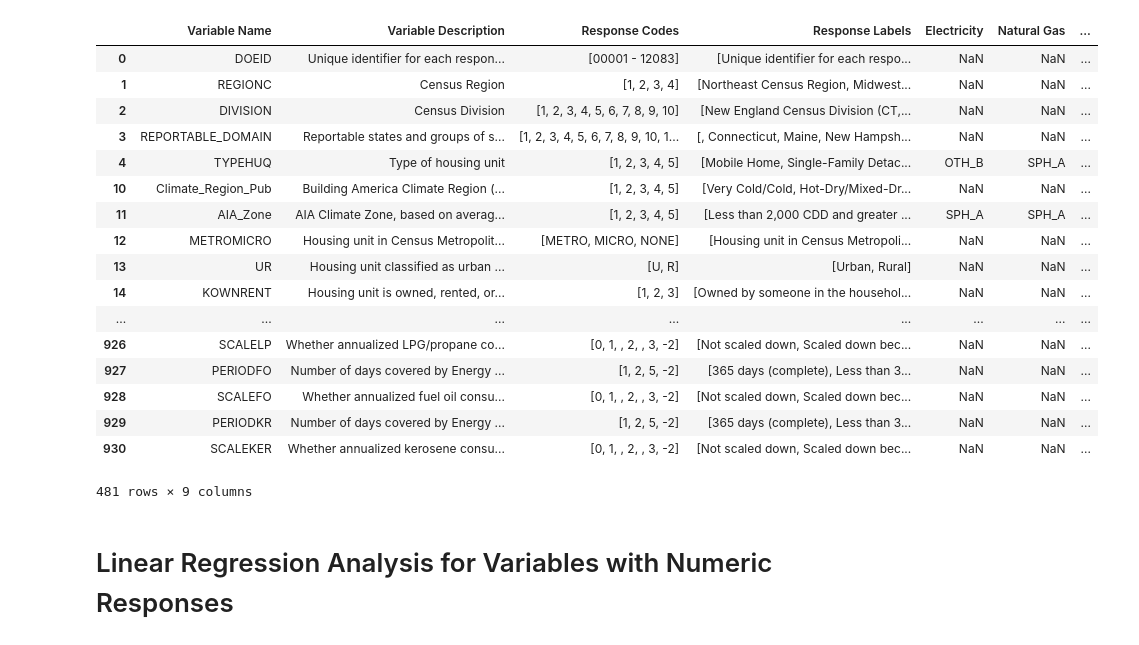
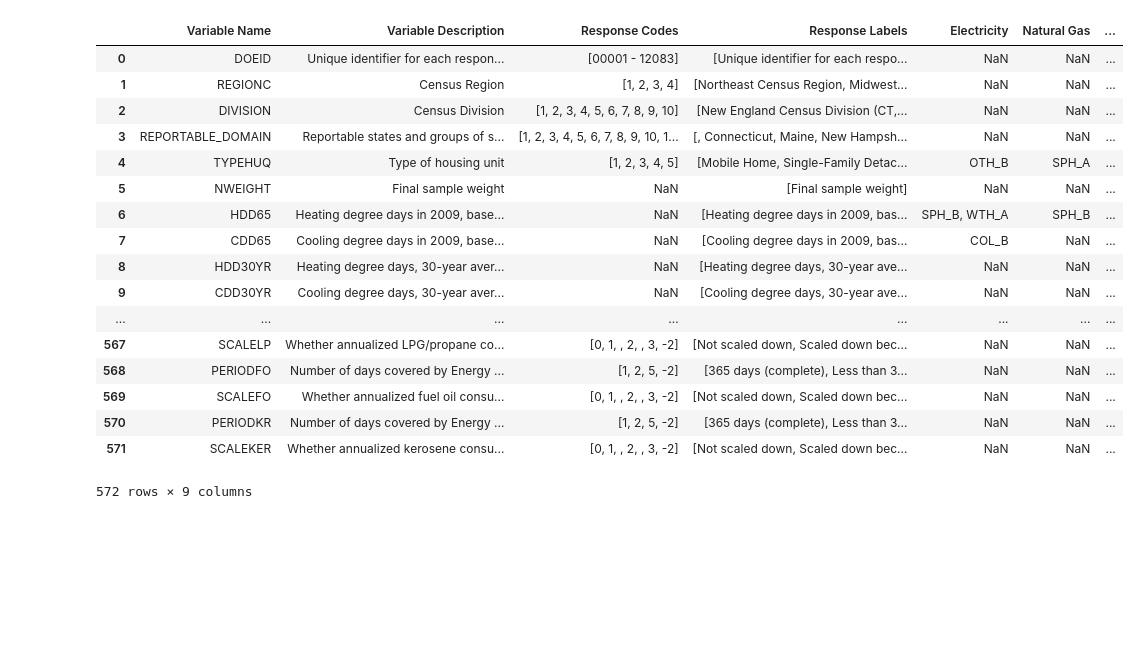
Before and after one commit to mohi7621/Springboard, a Jupyter notebook: capstone/data-wrangling-v2.ipynb, the cells around one changed output. Saved outputs shown, nothing was run; the diff lists cells and outputs as text; code cells hidden in the pictures; blank space fills up the shorter version.

```diff
--- a/capstone/data-wrangling-v2.ipynb
+++ b/capstone/data-wrangling-v2.ipynb
@@ -60,25 +49,27 @@ num_resp
 # %%
-# Separate categorical responses
-cat_resp = no_imp[no_imp['Response Codes'].isnull() == False]
-cat_resp
+# # Separate categorical responses
+# cat_resp = no_imp[no_imp['Response Codes'].isnull() == False]
+# cat_resp
-# %% [output]
-|  | Variable Name | Variable Description | Response Codes | Response Labels | Electricity | Natural Gas | ... |
-| 0 | DOEID | Unique identifier for each respon... | [00001 - 12083] | [Unique identifier for each respo... | NaN | NaN | ... |
-| 1 | REGIONC | Census Region | [1, 2, 3, 4] | [Northeast Census Region, Midwest... | NaN | NaN | ... |
-| 2 | DIVISION | Census Division | [1, 2, 3, 4, 5, 6, 7, 8, 9, 10] | [New England Census Division (CT,... | NaN | NaN | ... |
-| 3 | REPORTABLE_DOMAIN | Reportable states and groups of s... | [1, 2, 3, 4, 5, 6, 7, 8, 9, 10, 1... | [, Connecticut, Maine, New Hampsh... | NaN | NaN | ... |
-| 4 | TYPEHUQ | Type of housing unit | [1, 2, 3, 4, 5] | [Mobile Home, Single-Family Detac... | OTH_B | SPH_A | ... |
-| 10 | Climate_Region_Pub | Building America Climate Region (... | [1, 2, 3, 4, 5] | [Very Cold/Cold, Hot-Dry/Mixed-Dr... | NaN | NaN | ... |
-| 11 | AIA_Zone | AIA Climate Zone, based on averag... | [1, 2, 3, 4, 5] | [Less than 2,000 CDD and greater ... | SPH_A | SPH_A | ... |
-| 12 | METROMICRO | Housing unit in Census Metropolit... | [METRO, MICRO, NONE] | [Housing unit in Census Metropoli... | NaN | NaN | ... |
-| 13 | UR | Housing unit classified as urban ... | [U, R] | [Urban, Rural] | NaN | NaN | ... |
-| 14 | KOWNRENT | Housing unit is owned, rented, or... | [1, 2, 3] | [Owned by someone in the househol... | NaN | NaN | ... |
-| ... | ... | ... | ... | ... | ... | ... | ... |
-| 926 | SCALELP | Whether annualized LPG/propane co... | [0, 1, , 2, , 3, -2] | [Not scaled down, Scaled down bec... | NaN | NaN | ... |
-| 927 | PERIODFO | Number of days covered by Energy ... | [1, 2, 5, -2] | [365 days (complete), Less than 3... | NaN | NaN | ... |
-| 928 | SCALEFO | Whether annualized fuel oil consu... | [0, 1, , 2, , 3, -2] | [Not scaled down, Scaled down bec... | NaN | NaN | ... |
-| 929 | PERIODKR | Number of days covered by Energy ... | [1, 2, 5, -2] | [365 days (complete), Less than 3... | NaN | NaN | ... |
-| 930 | SCALEKER | Whether annualized kerosene consu... | [0, 1, , 2, , 3, -2] | [Not scaled down, Scaled down bec... | NaN | NaN | ... |
-481 rows × 9 columns
-# %% [markdown]
-# Linear Regression Analysis for Variables with Numeric Responses
+# %%
+hold = pc.reset_index()
+del hold['index']
+hold
+# %% [output]
+|  | Variable Name | Variable Description | Response Codes | Response Labels | Electricity | Natural Gas | ... |
+| 0 | DOEID | Unique identifier for each respon... | [00001 - 12083] | [Unique identifier for each respo... | NaN | NaN | ... |
+| 1 | REGIONC | Census Region | [1, 2, 3, 4] | [Northeast Census Region, Midwest... | NaN | NaN | ... |
+| 2 | DIVISION | Census Division | [1, 2, 3, 4, 5, 6, 7, 8, 9, 10] | [New England Census Division (CT,... | NaN | NaN | ... |
+| 3 | REPORTABLE_DOMAIN | Reportable states and groups of s... | [1, 2, 3, 4, 5, 6, 7, 8, 9, 10, 1... | [, Connecticut, Maine, New Hampsh... | NaN | NaN | ... |
+| 4 | TYPEHUQ | Type of housing unit | [1, 2, 3, 4, 5] | [Mobile Home, Single-Family Detac... | OTH_B | SPH_A | ... |
+| 5 | NWEIGHT | Final sample weight | NaN | [Final sample weight] | NaN | NaN | ... |
+| 6 | HDD65 | Heating degree days in 2009, base... | NaN | [Heating degree days in 2009, bas... | SPH_B, WTH_A | SPH_B | ... |
+| 7 | CDD65 | Cooling degree days in 2009, base... | NaN | [Cooling degree days in 2009, bas... | COL_B | NaN | ... |
+| 8 | HDD30YR | Heating degree days, 30-year aver... | NaN | [Heating degree days, 30-year ave... | NaN | NaN | ... |
+| 9 | CDD30YR | Cooling degree days, 30-year aver... | NaN | [Cooling degree days, 30-year ave... | NaN | NaN | ... |
+| ... | ... | ... | ... | ... | ... | ... | ... |
+| 567 | SCALELP | Whether annualized LPG/propane co... | [0, 1, , 2, , 3, -2] | [Not scaled down, Scaled down bec... | NaN | NaN | ... |
+| 568 | PERIODFO | Number of days covered by Energy ... | [1, 2, 5, -2] | [365 days (complete), Less than 3... | NaN | NaN | ... |
+| 569 | SCALEFO | Whether annualized fuel oil consu... | [0, 1, , 2, , 3, -2] | [Not scaled down, Scaled down bec... | NaN | NaN | ... |
+| 570 | PERIODKR | Number of days covered by Energy ... | [1, 2, 5, -2] | [365 days (complete), Less than 3... | NaN | NaN | ... |
+| 571 | SCALEKER | Whether annualized kerosene consu... | [0, 1, , 2, , 3, -2] | [Not scaled down, Scaled down bec... | NaN | NaN | ... |
+572 rows × 9 columns
```
Also changed, not shown: parts of 16 cells of this notebook, 25 other files.
